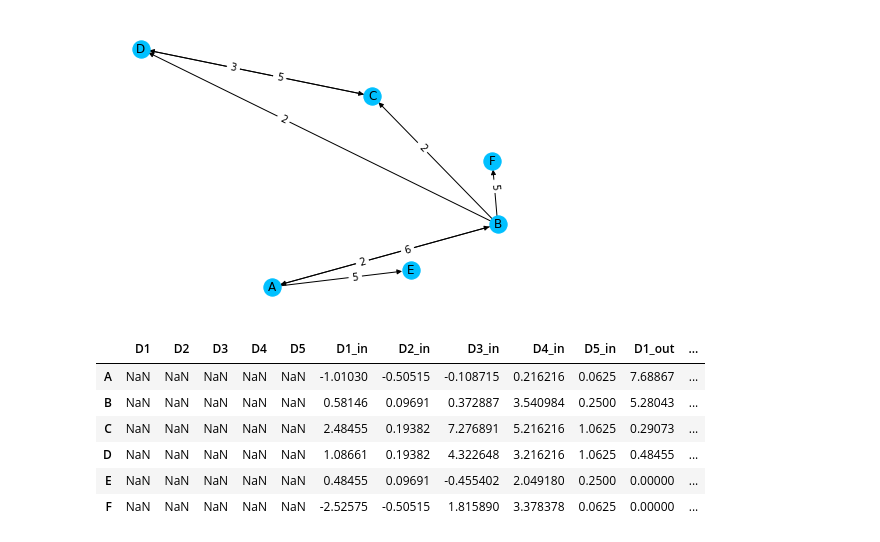
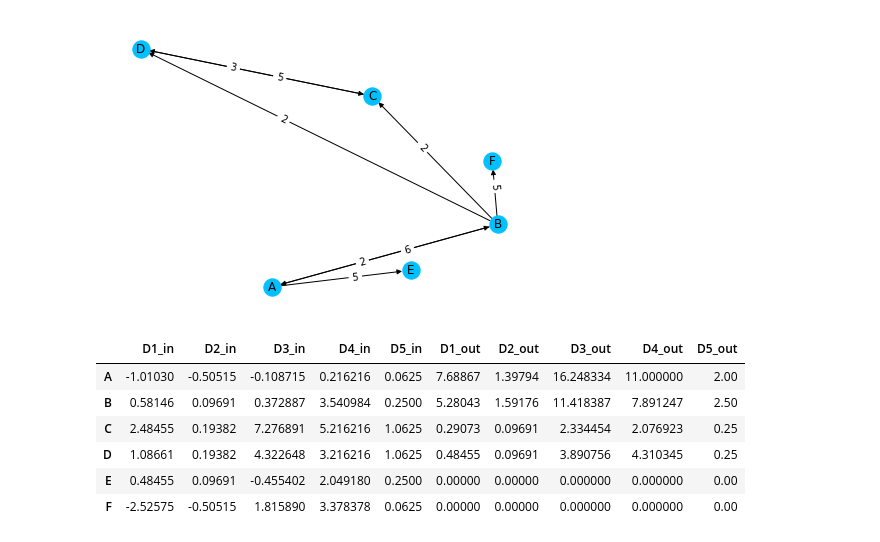
Before and after one commit to iandreafc/distinctiveness, a Jupyter notebook: DistinctivenessCentralityDemo.ipynb, the cells around one changed output. Cells and saved outputs as stored; diff of their text form; code cells hidden in the pictures.

```diff
--- a/DistinctivenessCentralityDemo.ipynb
+++ b/DistinctivenessCentralityDemo.ipynb
@@ -124,14 +147,14 @@ nx.draw_networkx_edge_labels(G,pos,edge_labels=labels, label_pos=0.4)
 [figure]
 # %%
 #In directed graphs each metric has an '_in' and '_out' suffix (see the docs)
-DC = dc_all(G, normalize = False, alpha = 2)
+DC = distinctiveness(G, alpha = 2, normalize = False, measures = ["D1","D2","D3","D4","D5"])
 DC = pd.DataFrame(DC).sort_index()
 DC
 # %% [output]
-|  | D1 | D2 | D3 | D4 | D5 | D1_in | D2_in | D3_in | D4_in | D5_in | D1_out | ... |
-| A | NaN | NaN | NaN | NaN | NaN | -1.01030 | -0.50515 | -0.108715 | 0.216216 | 0.0625 | 7.68867 | ... |
-| B | NaN | NaN | NaN | NaN | NaN | 0.58146 | 0.09691 | 0.372887 | 3.540984 | 0.2500 | 5.28043 | ... |
-| C | NaN | NaN | NaN | NaN | NaN | 2.48455 | 0.19382 | 7.276891 | 5.216216 | 1.0625 | 0.29073 | ... |
-| D | NaN | NaN | NaN | NaN | NaN | 1.08661 | 0.19382 | 4.322648 | 3.216216 | 1.0625 | 0.48455 | ... |
-| E | NaN | NaN | NaN | NaN | NaN | 0.48455 | 0.09691 | -0.455402 | 2.049180 | 0.2500 | 0.00000 | ... |
-| F | NaN | NaN | NaN | NaN | NaN | -2.52575 | -0.50515 | 1.815890 | 3.378378 | 0.0625 | 0.00000 | ... |
+|  | D1_in | D2_in | D3_in | D4_in | D5_in | D1_out | D2_out | D3_out | D4_out | D5_out |
+| A | -1.01030 | -0.50515 | -0.108715 | 0.216216 | 0.0625 | 7.68867 | 1.39794 | 16.248334 | 11.000000 | 2.00 |
+| B | 0.58146 | 0.09691 | 0.372887 | 3.540984 | 0.2500 | 5.28043 | 1.59176 | 11.418387 | 7.891247 | 2.50 |
+| C | 2.48455 | 0.19382 | 7.276891 | 5.216216 | 1.0625 | 0.29073 | 0.09691 | 2.334454 | 2.076923 | 0.25 |
+| D | 1.08661 | 0.19382 | 4.322648 | 3.216216 | 1.0625 | 0.48455 | 0.09691 | 3.890756 | 4.310345 | 0.25 |
+| E | 0.48455 | 0.09691 | -0.455402 | 2.049180 | 0.2500 | 0.00000 | 0.00000 | 0.000000 | 0.000000 | 0.00 |
+| F | -2.52575 | -0.50515 | 1.815890 | 3.378378 | 0.0625 | 0.00000 | 0.00000 | 0.000000 | 0.000000 | 0.00 |
```
Also changed, not shown: parts of 7 cells of this notebook.
